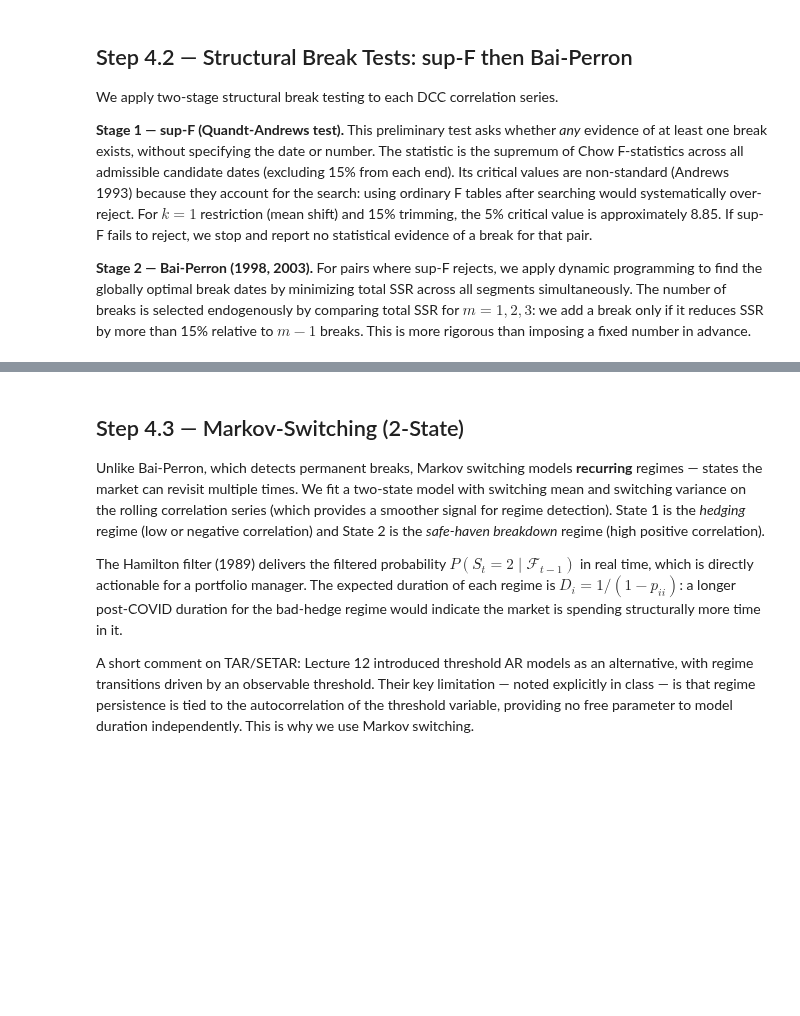
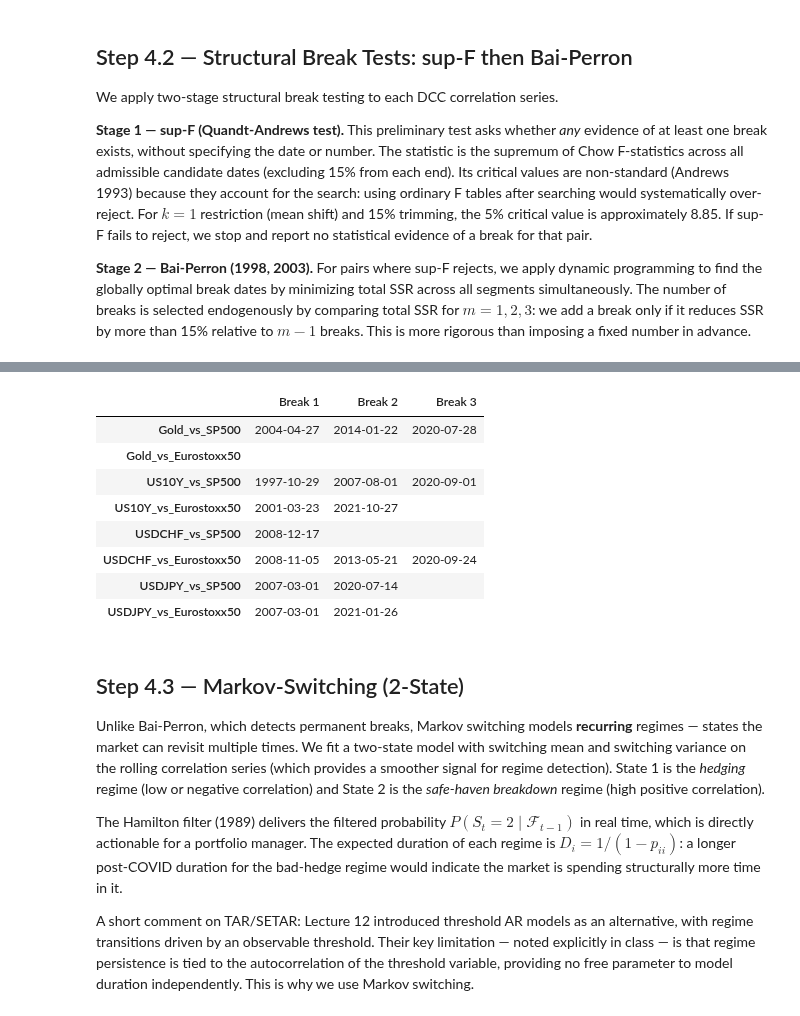
Before and after one commit to yvdri/EMiF-project-2, a Jupyter notebook: projet_emif/notebook_Aymen.ipynb, the cells around one changed output, grey strips where cells are left out. Saved outputs shown, nothing was run; the diff lists cells and outputs as text; code cells hidden in the pictures; blank space fills up the shorter version.

Commit message:
ensuring right version of notebook

```diff
--- a/projet_emif/notebook_Aymen.ipynb
+++ b/projet_emif/notebook_Aymen.ipynb
@@ -56,7 +56,7 @@ os.makedirs('outputs/tables',  exist_ok=True)
 COVID_DATE   = pd.Timestamp('2020-03-11')   # WHO pandemic declaration
 SPLIT_DATE   = '2020-03-01'                 # provisional pre/post split
 DURATION_10Y = 8.5                           # modified duration for 10Y bond return proxy
-TRIM         = 0.15                          # Andrews (1993) trimming fraction
+TRIM         = 0.30                          # Andrews (1993) trimming fraction
 SUPF_CV_5PCT = 8.85                          # Andrews 5% critical value, k=1 restriction
 MIN_SEG_BP   = 252                           # Bai-Perron minimum segment = 1 year of daily obs
 ROLL_WIN     = 252                           # rolling correlation window (1 year, daily)
@@ -620,29 +710,46 @@ by comparing total SSR for $m = 1, 2, 3$: we add a break only if it reduces SSR
 more than 15% relative to $m-1$ breaks. This is more rigorous than imposing a fixed
 number in advance.
 # %%
-# ── sup-F test (Quandt-Andrews) ───────────────────────────────────────────────
+# ── sup-F test (Quandt-Andrews) — vectorized O(T) implementation ─────────────
+# The naive loop version is O(T²): it recomputes SSR from scratch at every split
+# point. Instead we use cumulative sums so every split is evaluated in O(1):
+#   SSR(y[:t]) = Σy² - (Σy)²/t
+# All split points are evaluated simultaneously with no Python loop.
 def supF_test(series, trim=TRIM):
     y   = series.dropna().values
     T   = len(y)
     lo  = int(trim * T)
     hi  = T - int(trim * T)
-    SSR_full = np.sum((y - y.mean())**2)
 
-    F_vals = {}
-    for t in range(lo, hi):
-        y1, y2 = y[:t], y[t:]
-        SSR1 = np.sum((y1 - y1.mean())**2)
-        SSR2 = np.sum((y2 - y2.mean())**2)
-        num  = (SSR_full - SSR1 - SSR2) / 1
-        den  = (SSR1 + SSR2) / (T - 2)
-        F_vals[t] = num / den if den > 0 else 0.0
+    SSR_full = float(np.sum((y - y.mean())**2))
 
-    sup_F     = max(F_vals.values())
-    t_star    = max(F_vals, key=F_vals.get)
-    all_dates = series.dropna().index
-    F_series  = pd.Series(
-        {all_dates[t]: v for t, v in F_vals.items()}, name='F_stat'
-    )
+    # Precompute cumulative sums — O(T) once
+    cs   = np.cumsum(y)           # cumulative sum of y
+    cs2  = np.cumsum(y ** 2)      # cumulative sum of y²
+
+    # Candidate split indices as a NumPy array
+    t_arr = np.arange(lo, hi)     # shape (n_candidates,)
+    n1    = t_arr                  # obs in pre-break segment
+    n2    = T - t_arr              # obs in post-break segment
+
+    # Sum of y and y² in each segment — O(1) per candidate via index lookup
+    s1   = cs[t_arr - 1]
+    s2   = cs[T - 1] - cs[t_arr - 1]
+    s2_1 = cs2[t_arr - 1]
+    s2_2 = cs2[T - 1] - cs2[t_arr - 1]
+
+    # SSR = Σy² - (Σy)²/n  for each segment
+    SSR1  = s2_1 - s1 ** 2 / n1
+    SSR2  = s2_2 - s2 ** 2 / n2
+    num   = (SSR_full - SSR1 - SSR2) / 1
+    den   = (SSR1 + SSR2) / (T - 2)
+    F_arr = np.where(den > 0, num / den, 0.0)
+
+    best_local = int(np.argmax(F_arr))
+    t_star     = int(t_arr[best_local])
+    sup_F      = float(F_arr[best_local])
+    all_dates  = series.dropna().index
+    F_series   = pd.Series(F_arr, index=all_dates[t_arr], name='F_stat')
     return sup_F, t_star, all_dates[t_star], F_series
 
 
@@ -662,8 +769,7 @@ for key in PAIRS:
     supF_results[key] = {'sup_F': sup_F, 'date': date_star, 'reject': reject}
 
     flag = '→ REJECT ✓  (break exists, proceed to Bai-Perron)' if reject else '→ fail to reject'
-    print(f"
-{key}:")
+    print(f"\n{key}:")
     print(f"  sup-F = {sup_F:.2f}   {flag}")
     print(f"  sup-F estimated break: {date_star.date()}")
 
@@ -671,7 +777,9 @@ for key in PAIRS:
         # ── STAGE 2: Bai-Perron ───────────────────────────────────────────────
         y_bp  = series.dropna().values.reshape(-1, 1)
         idx_  = series.dropna().index
-        model_bp = rpt.Dynp(model="l2", min_size=MIN_SEG_BP, jump=1).fit(y_bp)
+        # jump=5: consider every 5th obs as candidate break — 25x faster than
+        # jump=1 with negligible loss in precision (5 days on a 36-year sample)
+        model_bp = rpt.Dynp(model="l2", min_size=MIN_SEG_BP, jump=5).fit(y_bp)
 
         def total_ssr(bkps):
             segs = [0] + bkps
@@ -716,3 +824,4 @@ bp_table = pd.DataFrame({
 }, index=['Break 1', 'Break 2', 'Break 3']).T
 bp_table.to_csv('outputs/tables/bai_perron_breaks.csv')
 display(bp_table)
+# %% [output]
@@ -719,3 +845,12 @@ display(bp_table)
+|  | Break 1 | Break 2 | Break 3 |
+| Gold_vs_SP500 | 2004-04-27 | 2014-01-22 | 2020-07-28 |
+| Gold_vs_Eurostoxx50 |  |  |  |
+| US10Y_vs_SP500 | 1997-10-29 | 2007-08-01 | 2020-09-01 |
+| US10Y_vs_Eurostoxx50 | 2001-03-23 | 2021-10-27 |  |
+| USDCHF_vs_SP500 | 2008-12-17 |  |  |
+| USDCHF_vs_Eurostoxx50 | 2008-11-05 | 2013-05-21 | 2020-09-24 |
+| USDJPY_vs_SP500 | 2007-03-01 | 2020-07-14 |  |
+| USDJPY_vs_Eurostoxx50 | 2007-03-01 | 2021-01-26 |  |
 # %% [markdown]
 ## Step 4.3 — Markov-Switching (2-State)
 
```
Also changed, not shown: parts of 11 cells of this notebook.
